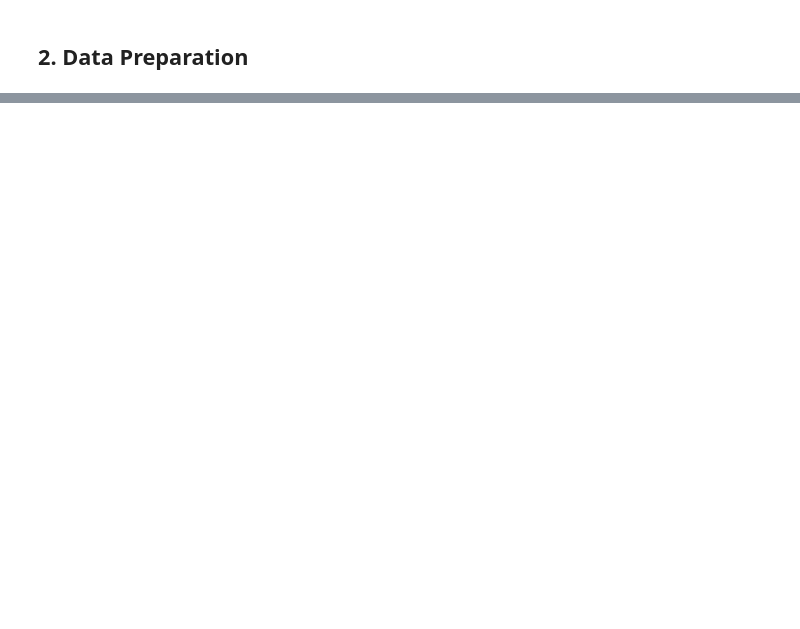
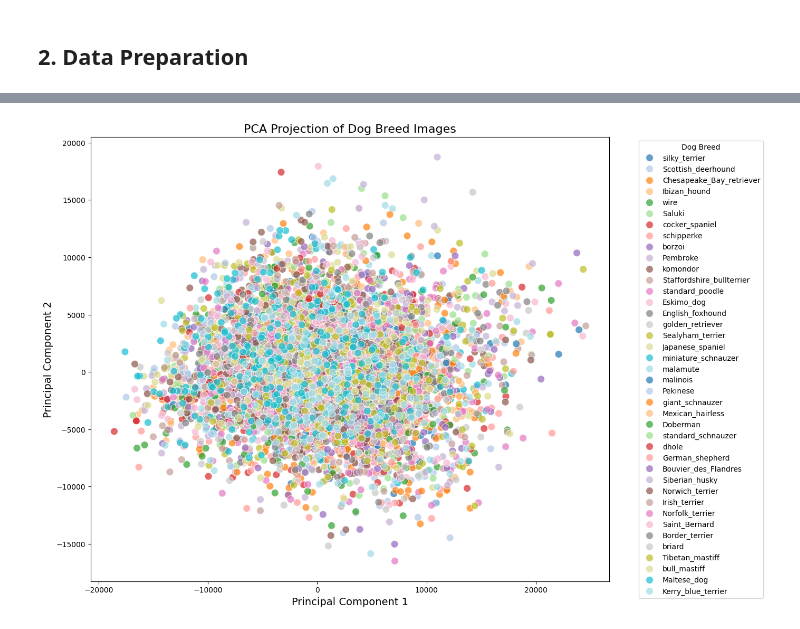
Before and after one commit to logcho/dog-image-analysis, a Jupyter notebook: notebooks/exploration.ipynb, the cells around one changed output, grey strips where cells are left out. Saved outputs shown, nothing was run; the diff lists cells and outputs as text; code cells hidden in the pictures; blank space fills up the shorter version.

```diff
--- a/notebooks/exploration.ipynb
+++ b/notebooks/exploration.ipynb
@@ -38,0 +237,37 @@ The expected outcome of this analysis is to develop a robust image classificatio
+# %%
+import seaborn as sns
+import pandas as pd
+import matplotlib.pyplot as plt
+from sklearn.decomposition import PCA
+
+# Assuming X and labels are defined
+pca = PCA(n_components=2)  # Reduce to 2 principal components
+X_pca = pca.fit_transform(X)  # Fit and transform the data
+
+# Create a DataFrame for the PCA results
+pca_df = pd.DataFrame(X_pca, columns=['PC1', 'PC2'])
+pca_df['Label'] = labels  # Add labels (dog breeds)
+
+# Limit the number of unique labels to display in the legend
+unique_labels = pca_df['Label'].unique()[:40]
+filtered_df = pca_df[pca_df['Label'].isin(unique_labels)]
+
+# Plot the PCA projection
+plt.figure(figsize=(14, 10), layout='tight')
+sns.scatterplot(
+    data=filtered_df,
+    x='PC1',
+    y='PC2',
+    hue='Label',  # Color by dog breed
+    palette='tab20',  # Use a distinct color palette
+    alpha=0.7,  # Adjust transparency
+    s=100  # Increase point size
+)
+plt.title('PCA Projection of Dog Breed Images', fontsize=16)
+plt.xlabel('Principal Component 1', fontsize=14)
+plt.ylabel('Principal Component 2', fontsize=14)
+plt.legend(bbox_to_anchor=(1.05, 1), loc='upper left', title='Dog Breed', fontsize=10)  # Move legend outside
+plt.tight_layout()  # Adjust layout to prevent overlap
+plt.show()
+# %% [output]
+[figure, added]
```
Also changed, not shown: parts of 18 cells of this notebook.
